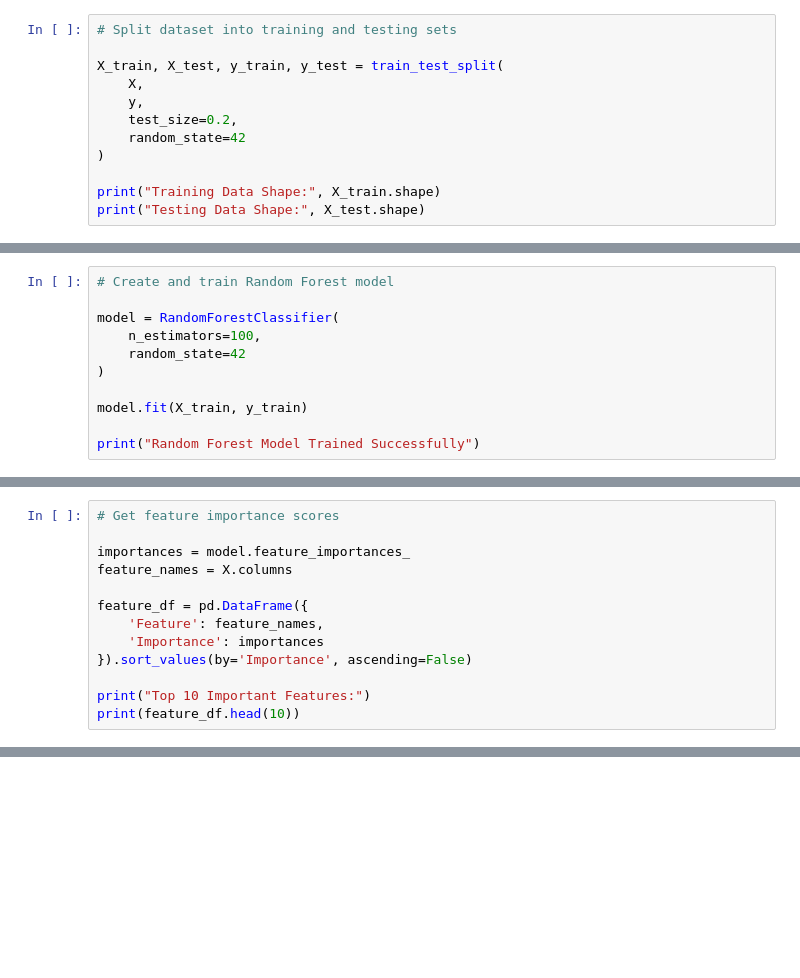
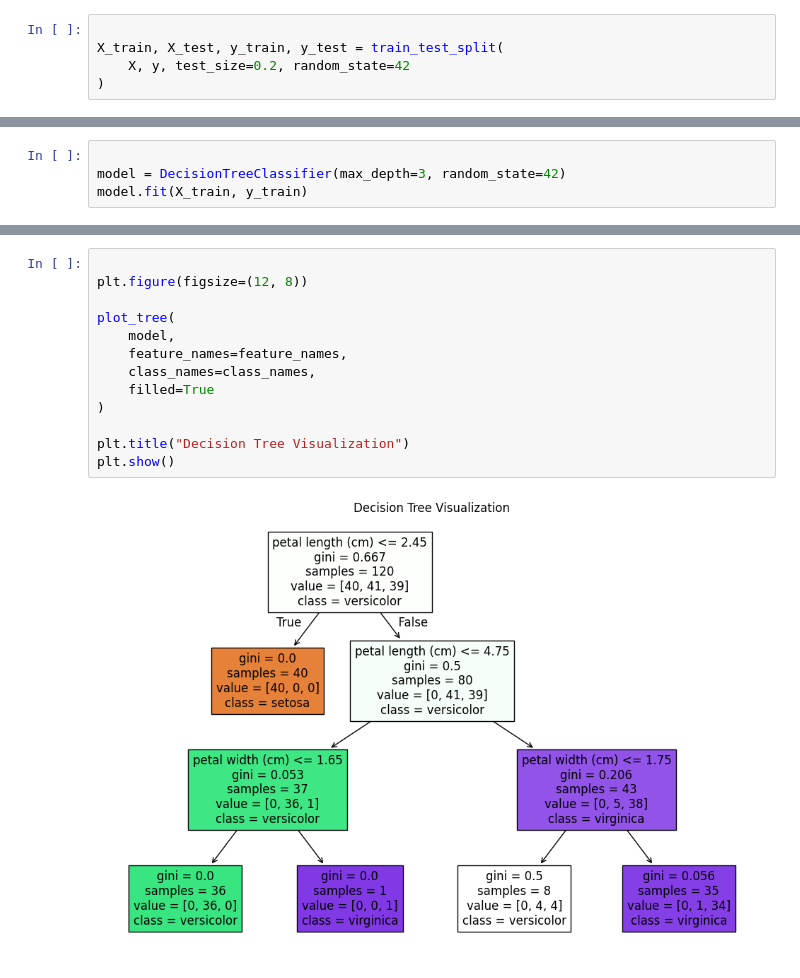
Before and after one commit to AnkitaMane30/Machine-Learning-and-Deep-learning, a Jupyter notebook: DL_Exp7.ipynb, the cells around one changed output, grey strips where cells are left out. Cells and saved outputs as stored; diff of their text form; blank space fills up the shorter version.

```diff
--- a/DL_Exp7.ipynb
+++ b/DL_Exp7.ipynb
@@ -45,12 +40,5 @@ First 5 Rows:
 # %%
-# Split dataset into training and testing sets
 
 X_train, X_test, y_train, y_test = train_test_split(
-    X,
-    y,
-    test_size=0.2,
-    random_state=42
+    X, y, test_size=0.2, random_state=42
 )
-
-print("Training Data Shape:", X_train.shape)
-print("Testing Data Shape:", X_test.shape)
@@ -60,12 +45,5 @@ Testing Data Shape: (114, 30)
 # %%
-# Create and train Random Forest model
 
-model = RandomForestClassifier(
-    n_estimators=100,
-    random_state=42
-)
-
+model = DecisionTreeClassifier(max_depth=3, random_state=42)
 model.fit(X_train, y_train)
-
-print("Random Forest Model Trained Successfully")
 # %% [output]
@@ -85,13 +58,0 @@ Model Accuracy: 0.9649122807017544
-# %%
-# Get feature importance scores
-
-importances = model.feature_importances_
-feature_names = X.columns
-
-feature_df = pd.DataFrame({
-    'Feature': feature_names,
-    'Importance': importances
-}).sort_values(by='Importance', ascending=False)
-
-print("Top 10 Important Features:")
-print(feature_df.head(10))
@@ -162,0 +59,15 @@ exp.show_in_notebook(show_table=True)
+# %%
+
+plt.figure(figsize=(12, 8))
+
+plot_tree(
+    model,
+    feature_names=feature_names,
+    class_names=class_names,
+    filled=True
+)
+
+plt.title("Decision Tree Visualization")
+plt.show()
+# %% [output]
+[figure, added]
```
Also changed, not shown: parts of 15 cells of this notebook.
